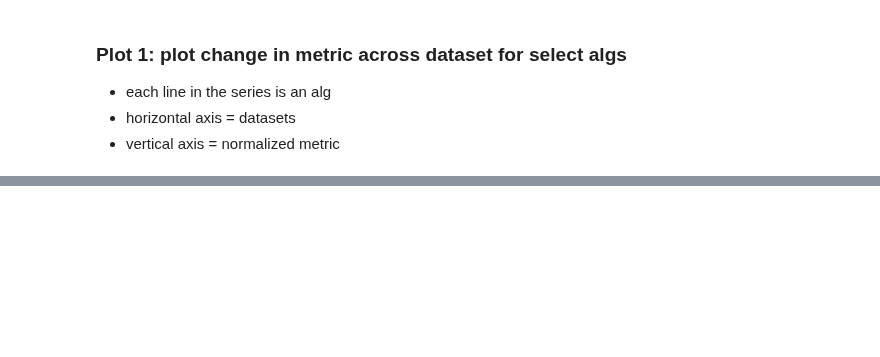
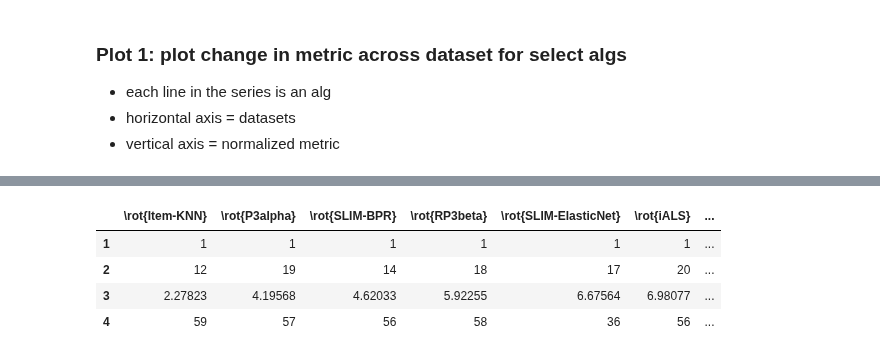
Before and after one commit to naszilla/reczilla, a Jupyter notebook: notebooks/best_alg_performance_tables.ipynb, the cells around one changed output, grey strips where cells are left out. Saved outputs shown, nothing was run; the diff lists cells and outputs as text; code cells hidden in the pictures; blank space fills up the shorter version.

```diff
--- a/notebooks/best_alg_performance_tables.ipynb
+++ b/notebooks/best_alg_performance_tables.ipynb
@@ -621,0 +724,14 @@ plt.savefig("./fig/squiggly.pdf", bbox_inches='tight')
+# %%
+# get mean, max, and min for each alg, over **all** datasets and **all** metrics. Only consider metrics: NDCG, precision, recall, Prec.-Rec.-Min-density, hit-rate, F1, MAP, MAP-Min-density, ARHR, and MRR
+tab3_metrics = ["NDCG", "PRECISION", "RECALL", "PRECISION_RECALL_MIN_DEN", "F1", "MAP", "MAP_MIN_DEN", "ARHR_ALL_HITS", "MRR", "HIT_RATE"]
+
+# keep rank columns -- only use these
+keep_rank_cols = []
+for c in df_table_2.columns:
+    if c.startswith("rank_"):
+        for m in tab3_metrics:
+            if m in c:
+                keep_rank_cols.append(c)
+
+print("rank columns used:")
+print(keep_rank_cols)
@@ -621,0 +741,11 @@ plt.savefig("./fig/squiggly.pdf", bbox_inches='tight')
+# %%
+# melt the df for table 3
+df_table_3_melt = pd.melt(df_table_2, id_vars=["alg_family", "dataset_name"], value_vars=keep_rank_cols)
+
+# groupby to get mean, max, min rank over all datasets and metrics
+df_table_3 = df_table_3_melt.groupby("alg_family").agg({"value": ["min", "max", "mean"], "dataset_name": lambda x: len(set(x))}).reset_index()
+
+# df_table_3.columns = df_table_3.columns.droplevel(0)
+df_table_3.columns = ["Alg.", "Min", "Max", "Mean", "Num. Datasets"]
+
+print(df_table_3)
@@ -621,0 +770,7 @@ plt.savefig("./fig/squiggly.pdf", bbox_inches='tight')
+# %%
+# rearrange
+final_table_3 = df_table_3.transpose().reset_index()
+
+new_cols = final_table_3.iloc[0].values
+final_table_3.columns = new_cols
+final_table_3 = final_table_3.iloc[1:]
@@ -621,0 +949,8 @@ plt.savefig("./fig/squiggly.pdf", bbox_inches='tight')
+# %%
+final_table_3_final_latex
+# %% [output]
+|  | \rot{Item-KNN} | \rot{P3alpha} | \rot{SLIM-BPR} | \rot{RP3beta} | \rot{SLIM-ElasticNet} | \rot{iALS} | ... |
+| 1 | 1 | 1 | 1 | 1 | 1 | 1 | ... |
+| 2 | 12 | 19 | 14 | 18 | 17 | 20 | ... |
+| 3 | 2.27823 | 4.19568 | 4.62033 | 5.92255 | 6.67564 | 6.98077 | ... |
+| 4 | 59 | 57 | 56 | 58 | 36 | 56 | ... |
```
Also changed, not shown: parts of 33 cells of this notebook, 4 other files.
